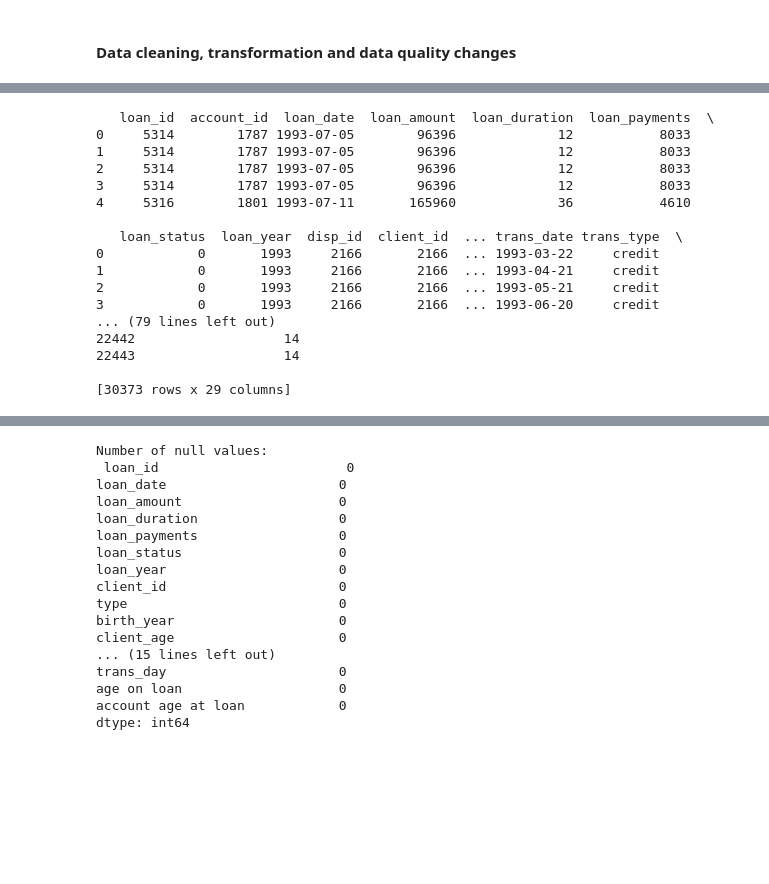
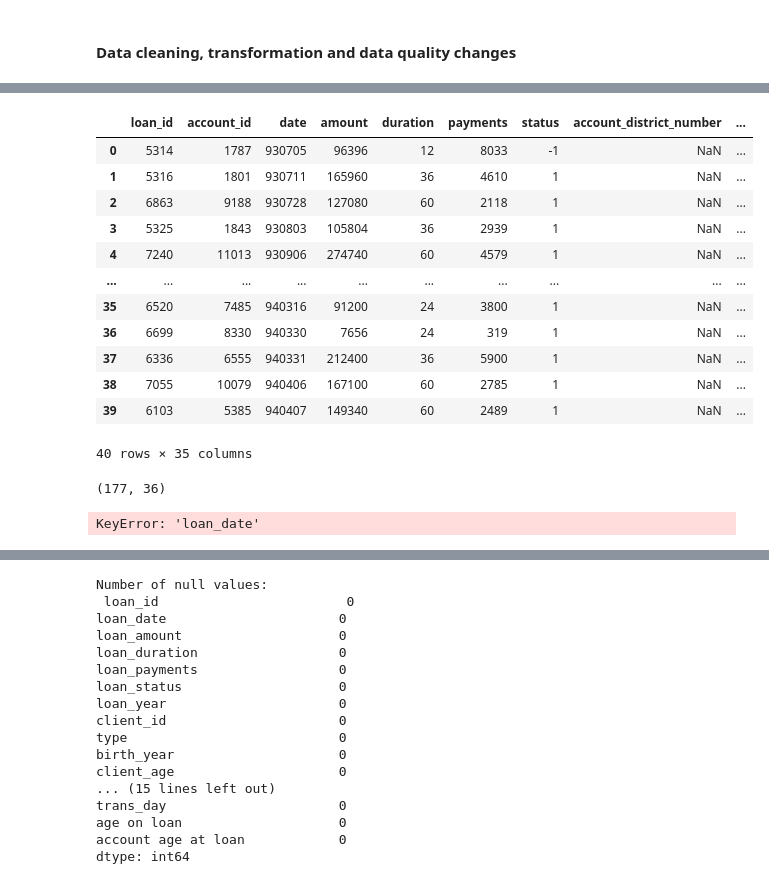
Before and after one commit to BernardoFerreira00/AC-Project, a Jupyter notebook: Notebooks/crisp_dm_sprint_3_4/data processing.ipynb, the cells around one changed output, grey strips where cells are left out. Saved outputs shown, nothing was run; the diff lists cells and outputs as text; code cells hidden in the pictures; blank space fills up the shorter version.

```diff
--- a/Notebooks/crisp_dm_sprint_3_4/data processing.ipynb
+++ b/Notebooks/crisp_dm_sprint_3_4/data processing.ipynb
@@ -297,3 +661,5 @@ district_df.to_csv('refined/district.csv',sep=';',index=False)
 # Merging data
 # %% [markdown]
 #### Data cleaning, transformation and data quality changes
+# %%
+refined_df = account_df.merge(disp_df, on='account_id')
@@ -299,0 +694,7 @@ district_df.to_csv('refined/district.csv',sep=';',index=False)
+# %%
+# client_disp_df =pd.DataFrame()
+#client_card = client_district.merge(card_df,)
+# client_disp_df = disp_df["client_id"]
+refined_df = refined_df.merge(card_df, on='disp_id',how="right")
+
+refined_df.head()
@@ -299,0 +708,7 @@ district_df.to_csv('refined/district.csv',sep=';',index=False)
+# %%
+refined_df= refined_df.merge(client_district, on="client_id",how="left")
+# client_district_disp_df = client_disp_df.merge(client_district, on='client_id',how='left')
+# refined_df.head()
+refined_df.head()
+# loan_account_trans = loan_df.merge(refined_df, on='account_id', how='inner')
+# loan_account_trans.head()
@@ -300,39 +722,51 @@ district_df.to_csv('refined/district.csv',sep=';',index=False)
+# %%
+
+refined_df= loand_df.merge(refined_df, on="account_id",how="left")
+
+
+refined_df.head(40)
+# %% [output]
+|  | loan_id | account_id | date | amount | duration | payments | status | account_district_number | ... |
+| 0 | 5314 | 1787 | 930705 | 96396 | 12 | 8033 | -1 | NaN | ... |
+| 1 | 5316 | 1801 | 930711 | 165960 | 36 | 4610 | 1 | NaN | ... |
+| 2 | 6863 | 9188 | 930728 | 127080 | 60 | 2118 | 1 | NaN | ... |
+| 3 | 5325 | 1843 | 930803 | 105804 | 36 | 2939 | 1 | NaN | ... |
+| 4 | 7240 | 11013 | 930906 | 274740 | 60 | 4579 | 1 | NaN | ... |
+| ... | ... | ... | ... | ... | ... | ... | ... | ... | ... |
+| 35 | 6520 | 7485 | 940316 | 91200 | 24 | 3800 | 1 | NaN | ... |
+| 36 | 6699 | 8330 | 940330 | 7656 | 24 | 319 | 1 | NaN | ... |
+| 37 | 6336 | 6555 | 940331 | 212400 | 36 | 5900 | 1 | NaN | ... |
+| 38 | 7055 | 10079 | 940406 | 167100 | 60 | 2785 | 1 | NaN | ... |
+| 39 | 6103 | 5385 | 940407 | 149340 | 60 | 2489 | 1 | NaN | ... |
+40 rows × 35 columns
+# %%
+refined_df.shape
+# %% [output]
+(177, 36)
 # %%
+
 refined_df = loan_df.merge(disp_df, on='account_id')
 refined_df = refined_df.merge(client_df, on='client_id')
 refined_df = refined_df.merge(account_df, on='account_id')
 refined_df = refined_df.merge(district_df, left_on='client_district_id', right_on='district_id')
-refined_df = refined_df.merge(trans_df, on='account_id')
+#refined_df = refined_df.merge(trans_df, on='account_id')
 #refined_df = refined_df.merge(card_df, on='disp_id')
 get_age = lambda initial_date, cur_date: cur_date.year - initial_date.year - ((cur_date.month, cur_date.day) < (initial_date.month, initial_date.day))
 get_account_age = lambda initial_date,cur_date : (cur_date.year - initial_date.year) * 12 + cur_date.month - initial_date.month
 refined_df['age on loan'] = refined_df.apply(lambda row: get_age(row['client_birth_number'], row['loan_date']), axis=1)
 refined_df['account age at loan'] = refined_df.apply(lambda row: get_account_age(row['account_date'], row['loan_date']), axis=1)
-print(refined_df.head())
-new_refined =refined_df.drop(["trans_operation",
-    'account_id', 'disp_id', 'client_district_id', 'district_id_x', 'district_id_y', 'trans_id', 'client_birth_number', 'account_date',
-     'no. of municipalities with inhabitants < 499 ', 'no. of municipalities with inhabitants 500-1999', 'no. of municipalities with inhabitants 2000-9999 ',
+# refined_df.drop(columns={
+#     'account_id', 'disp_id', 'client_id', 'client_district_id', 'district_id_x', 'district_id_y', 'trans_id', 'client_birth_number', 'client_age', 'account_date',
+#     'loan_date', 'trans_date', 'no. of municipalities with inhabitants < 499 ', 'no. of municipalities with inhabitants 500-1999', 'no. of municipalities with inhabitants 2000-9999 ',
+#     'no. of municipalities with inhabitants >10000 ', 'no. of cities '
+# })
+
+refined_df.drop(columns={
+    'account_id', 'disp_id', 'client_id', 'client_district_id', 'district_id_x', 'district_id_y', 'client_birth_number', 'client_age', 'account_date',
+    'loan_date', 'no. of municipalities with inhabitants < 499 ', 'no. of municipalities with inhabitants 500-1999', 'no. of municipalities with inhabitants 2000-9999 ',
     'no. of municipalities with inhabitants >10000 ', 'no. of cities '
-], axis=1)
+})
 
-new_refined.sort_values(by=["loan_date","client_id"], inplace=True)
-new_refined.to_csv('refined/final_data.csv',sep=';',index=False)
-print(new_refined)
+refined_df.to_csv('refined/final_data.csv')
 # %% [output]
-   loan_id  account_id  loan_date  loan_amount  loan_duration  loan_payments  \
-0     5314        1787 1993-07-05        96396             12           8033
-1     5314        1787 1993-07-05        96396             12           8033
-2     5314        1787 1993-07-05        96396             12           8033
-3     5314        1787 1993-07-05        96396             12           8033
-4     5316        1801 1993-07-11       165960             36           4610
-
-   loan_status  loan_year  disp_id  client_id  ... trans_date trans_type  \
-0            0       1993     2166       2166  ... 1993-03-22     credit
-1            0       1993     2166       2166  ... 1993-04-21     credit
-2            0       1993     2166       2166  ... 1993-05-21     credit
-3            0       1993     2166       2166  ... 1993-06-20     credit
-... (79 lines left out)
-22442                   14
-22443                   14
-
-[30373 rows x 29 columns]
+KeyError: 'loan_date'
```
Also changed, not shown: parts of 54 cells of this notebook, 22 other files.
